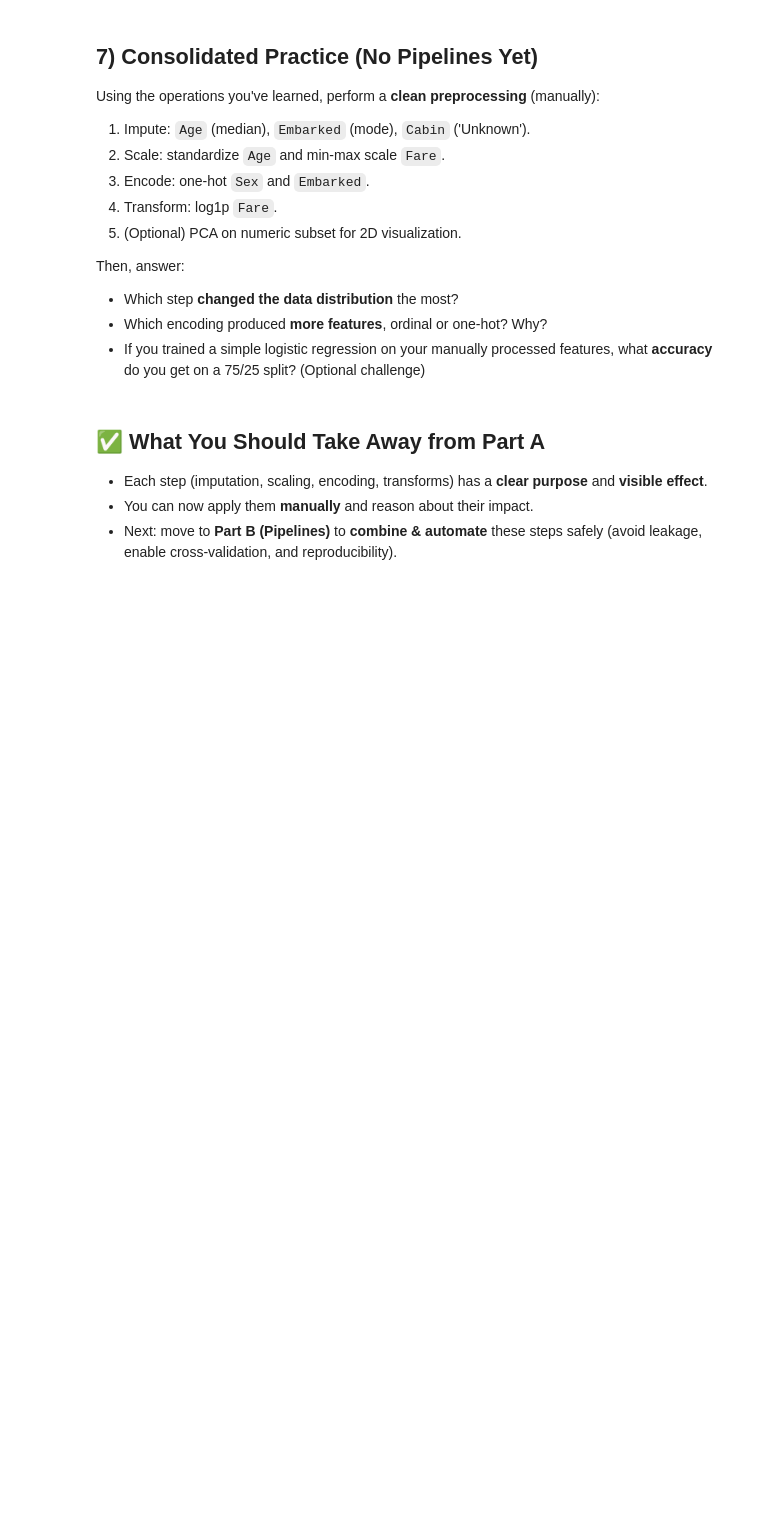
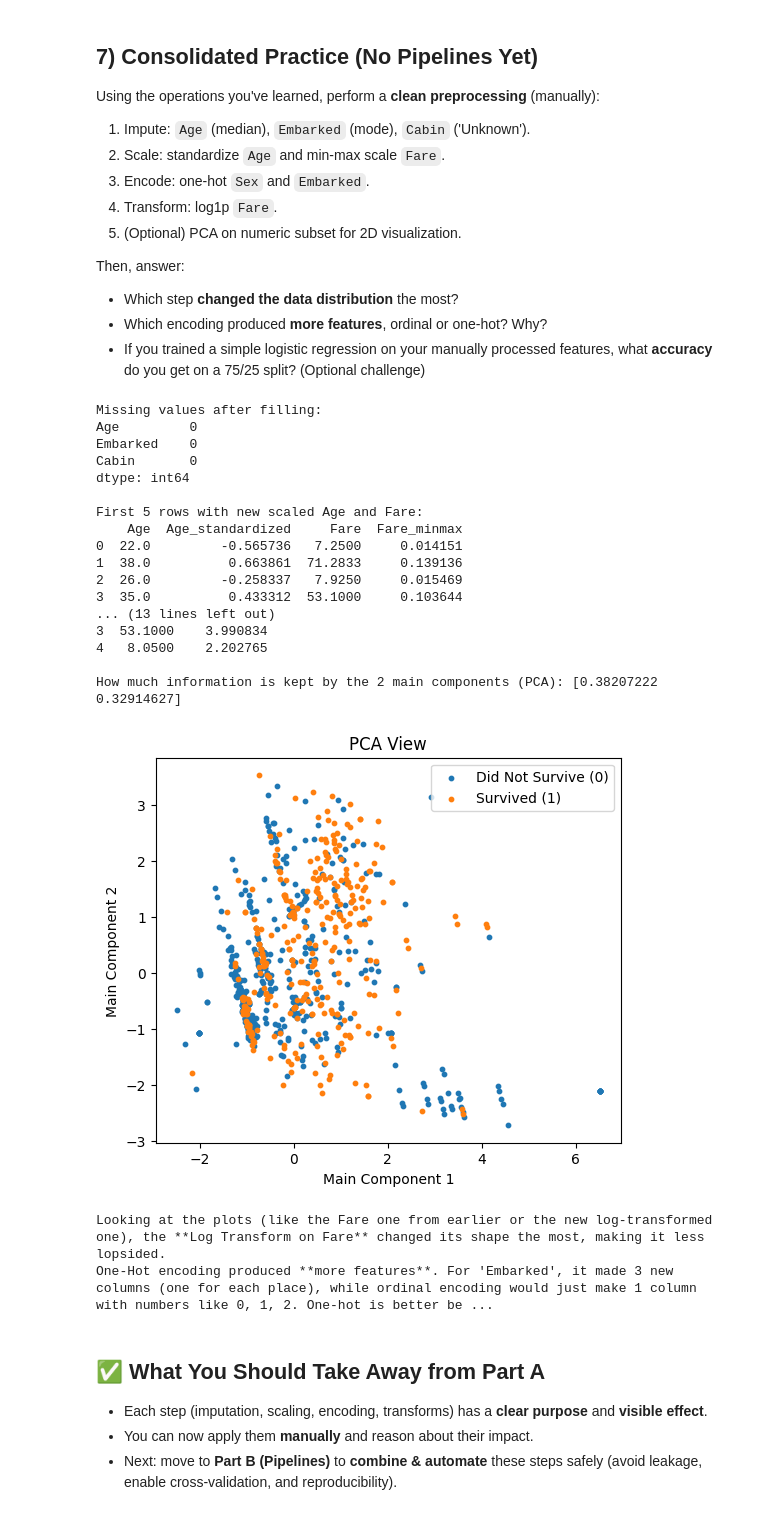
Before and after one commit to rohithuppala-code/ML-AP23110010390, a Jupyter notebook: LAB-3/AP23110010390.ipynb, the cells around one changed output. Saved outputs shown, nothing was run; the diff lists cells and outputs as text; code cells hidden in the pictures; blank space fills up the shorter version.

```diff
--- a/LAB-3/AP23110010390.ipynb
+++ b/LAB-3/AP23110010390.ipynb
@@ -444,6 +505,82 @@ Then, answer:
 - Which step **changed the data distribution** the most?
 - Which encoding produced **more features**, ordinal or one-hot? Why?
 - If you trained a simple logistic regression on your manually processed features, what **accuracy** do you get on a 75/25 split? (Optional challenge)
+# %%
+df_basic = df.copy()
+median_age = df_basic['Age'].median()
+df_basic['Age'] = df_basic['Age'].fillna(median_age)
+mode_embarked = df_basic['Embarked'].mode()[0]
+df_basic['Embarked'] = df_basic['Embarked'].fillna(mode_embarked)
+df_basic['Cabin'] = df_basic['Cabin'].fillna('Unknown')
+
+print("Missing values after filling:")
+print(df_basic[['Age', 'Embarked', 'Cabin']].isna().sum())
+
+from sklearn.preprocessing import StandardScaler
+scaler_std = StandardScaler()
+df_basic['Age_standardized'] = scaler_std.fit_transform(df_basic[['Age']])
+
+from sklearn.preprocessing import MinMaxScaler
+scaler_mm = MinMaxScaler()
+df_basic['Fare_minmax'] = scaler_mm.fit_transform(df_basic[['Fare']])
+
+print("\nFirst 5 rows with new scaled Age and Fare:")
+print(df_basic[['Age', 'Age_standardized', 'Fare', 'Fare_minmax']].head())
+
+df_basic = pd.get_dummies(df_basic, columns=['Sex', 'Embarked'], drop_first=True)
+print("\nColumns after turning Sex and Embarked into numbers:")
+print(df_basic.columns)
+
+df_basic['Fare_log1p'] = np.log1p(df_basic['Fare'])
+print("\nFirst 5 rows with new log-transformed Fare:")
+print(df_basic[['Fare', 'Fare_log1p']].head())
+
+numeric_cols_for_pca_basic = ['Age_standardized', 'Fare_minmax', 'Fare_log1p', 'Pclass', 'SibSp', 'Parch']
+df_numeric_for_pca_basic = df_basic[numeric_cols_for_pca_basic].dropna()
+
+from sklearn.decomposition import PCA
+pca_basic = PCA(n_components=2, random_state=42)
+Z_basic = pca_basic.fit_transform(df_numeric_for_pca_basic)
+
+print("\nHow much information is kept by the 2 main components (PCA):", pca_basic.explained_variance_ratio_)
+import matplotlib.pyplot as plt
+
+plt.figure(figsize=(6, 5))
+y_basic = df_basic.loc[df_numeric_for_pca_basic.index, 'Survived']
+if y_basic is not None:
+    idx0 = (y_basic.values == 0)
+    idx1 = (y_basic.values == 1)
+    plt.scatter(Z_basic[idx0, 0], Z_basic[idx0, 1], s=10, label='Did Not Survive (0)')
+    plt.scatter(Z_basic[idx1, 0], Z_basic[idx1, 1], s=10, label='Survived (1)')
+    plt.legend()
+else:
+    plt.scatter(Z_basic[:, 0], Z_basic[:, 1], s=10)
+plt.xlabel('Main Component 1'); plt.ylabel('Main Component 2'); plt.title('PCA View')
+plt.show()
+print("Looking at the plots (like the Fare one from earlier or the new log-transformed one), the **Log Transform on Fare** changed its shape the most, making it less lopsided.")
+
+print("One-Hot encoding produced **more features**. For 'Embarked', it made 3 new columns (one for each place), while ordinal encoding would just make 1 column with numbers like 0, 1, 2. One-hot is better because it doesn't pretend there's an order between the places.")
+# %% [output]
+Missing values after filling:
+Age         0
+Embarked    0
+Cabin       0
+dtype: int64
+
+First 5 rows with new scaled Age and Fare:
+    Age  Age_standardized     Fare  Fare_minmax
+0  22.0         -0.565736   7.2500     0.014151
+1  38.0          0.663861  71.2833     0.139136
+2  26.0         -0.258337   7.9250     0.015469
+3  35.0          0.433312  53.1000     0.103644
+... (13 lines left out)
+3  53.1000    3.990834
+4   8.0500    2.202765
+
+How much information is kept by the 2 main components (PCA): [0.38207222 0.32914627]
+[figure, added]
+Looking at the plots (like the Fare one from earlier or the new log-transformed one), the **Log Transform on Fare** changed its shape the most, making it less lopsided.
+One-Hot encoding produced **more features**. For 'Embarked', it made 3 new columns (one for each place), while ordinal encoding would just make 1 column with numbers like 0, 1, 2. One-hot is better be ...
 # %% [markdown]
 ## ✅ What You Should Take Away from Part A
 
```
Also changed, not shown: parts of 7 cells of this notebook.
